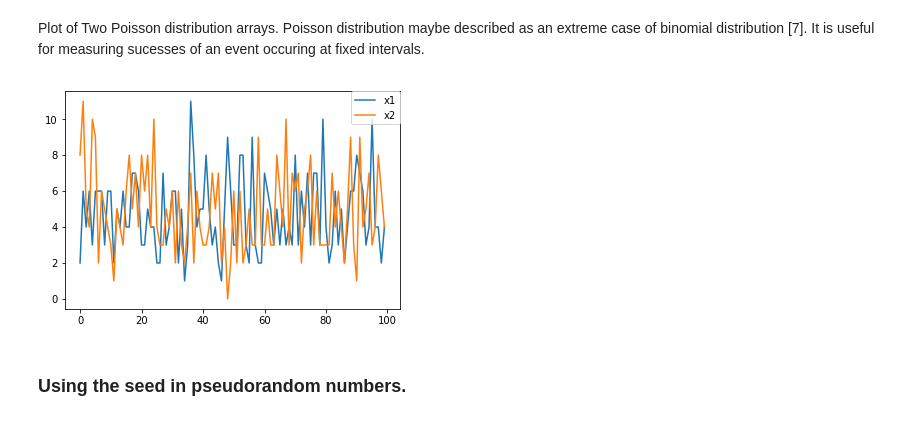
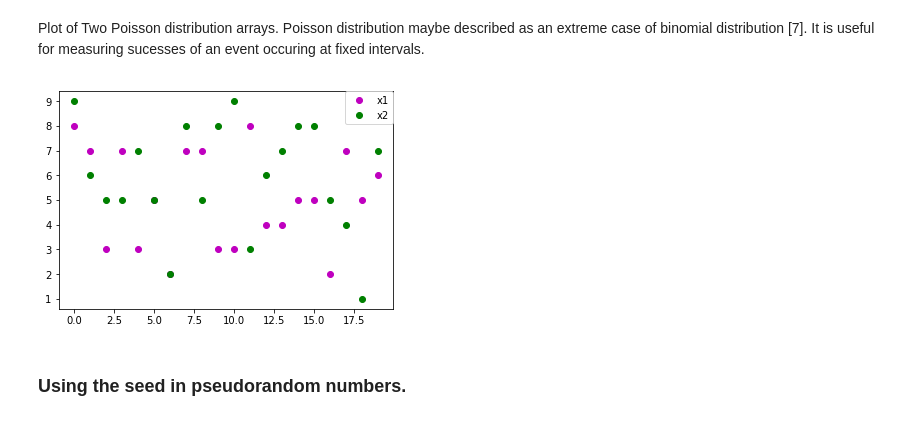
Before and after one commit to GregFee/Program-Numpy, a Jupyter notebook: Programming for Data Analysis Assignment1.ipynb, the cells around one changed output. Saved outputs shown, nothing was run; the diff lists cells and outputs as text; code cells hidden in the pictures.

Commit message:
poisson

```diff
--- a/Programming for Data Analysis Assignment1.ipynb
+++ b/Programming for Data Analysis Assignment1.ipynb
@@ -152,14 +152,14 @@ plt.show()
 Plot of Two Poisson distribution arrays. Poisson distribution maybe described as an extreme case of binomial distribution [7]. It is useful for measuring sucesses of an event occuring at fixed intervals.
 # %%
 #Generate plot from random array with poisson distribution
-x1 = np.random.poisson(5,100)
-x2 = np.random.poisson(5, 100)
-plt.plot(x1, label="x1")
-plt.plot(x2, label="x2")
+x1 = np.random.poisson(5,20)
+x2 = np.random.poisson(5, 20)
+plt.plot(x1, 'mo', label="x1")
+plt.plot(x2, 'go', label="x2")
 plt.legend(bbox_to_anchor=(1, 1), loc=1, borderaxespad=0.)
 plt.show()
 # %% [output]
-[figure, old version]
+[figure, new version]
 # %% [markdown]
 ### Using the seed in pseudorandom numbers.
 # %% [markdown]
```
Also changed, not shown: parts of 11 cells of this notebook.
